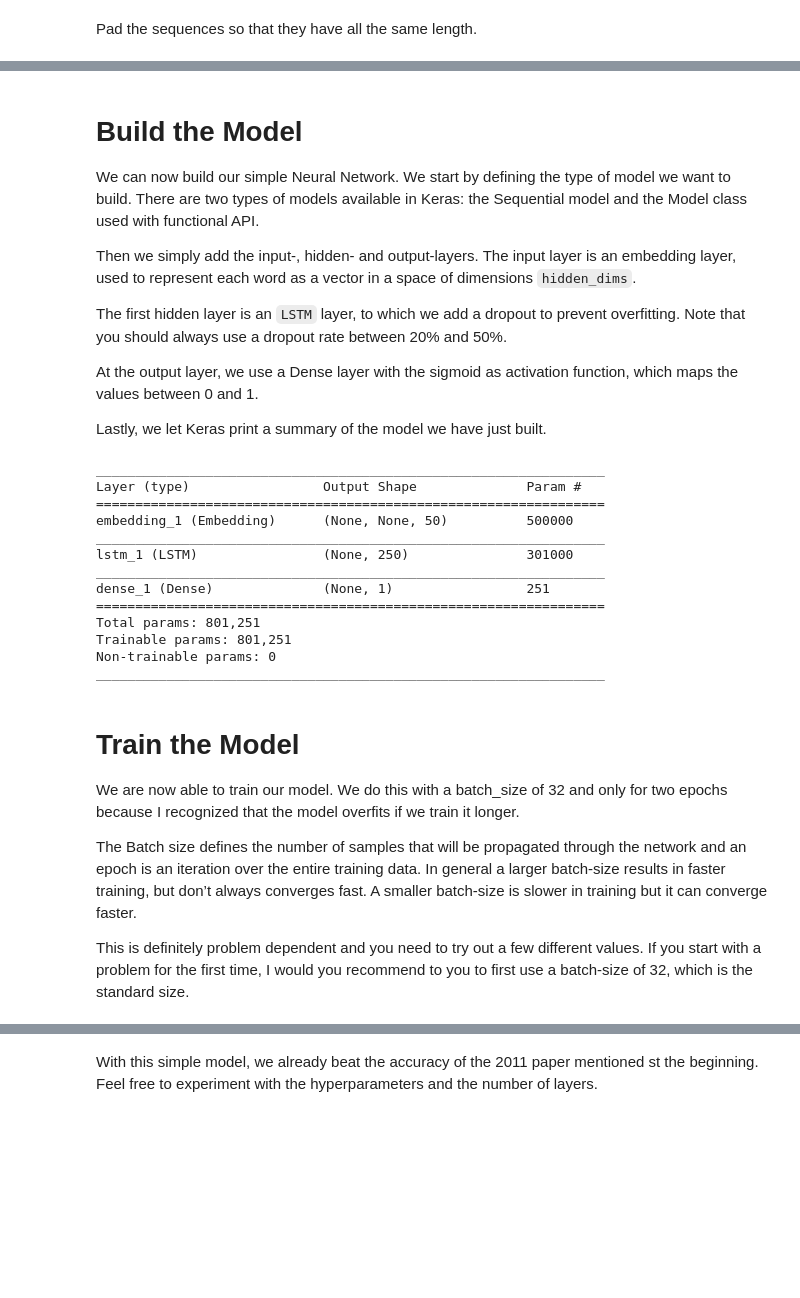
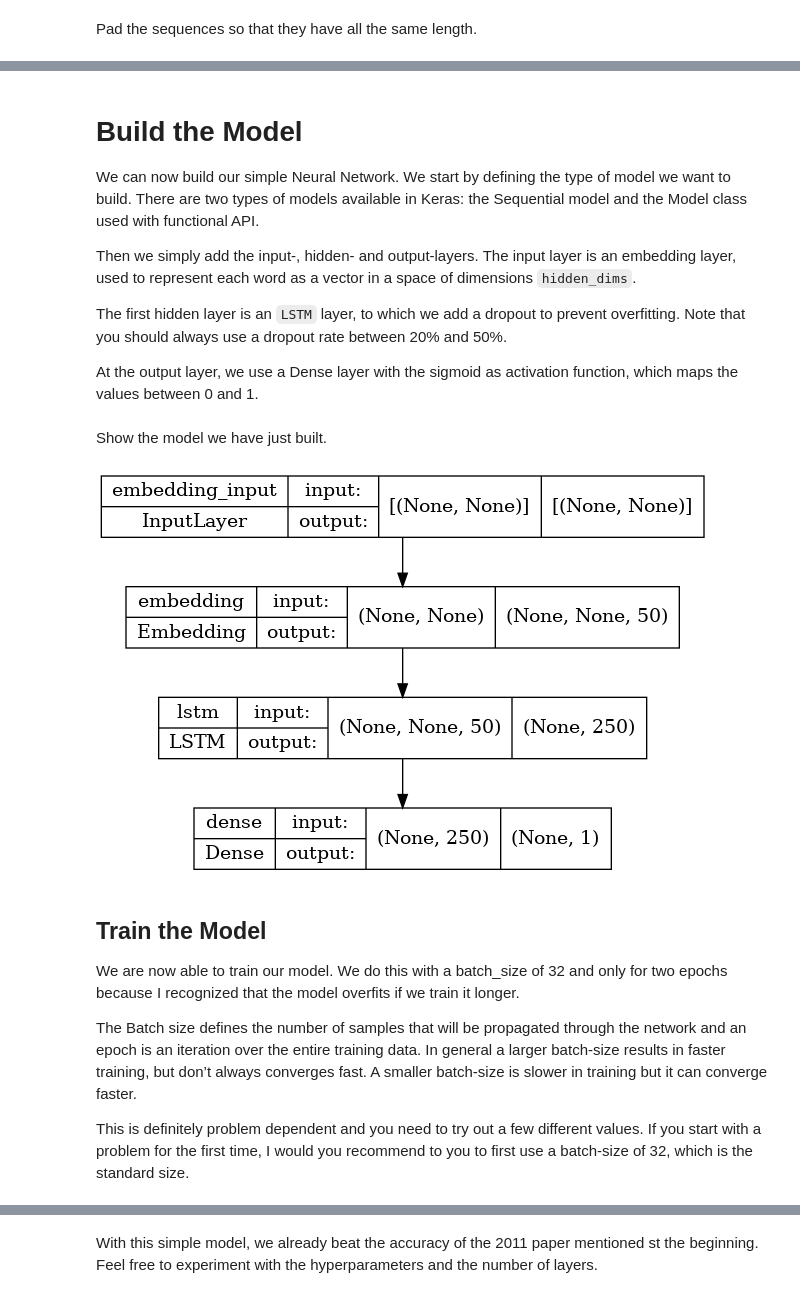
Before and after one commit to Unipisa/HLT, a Jupyter notebook: lstmNet.ipynb, the cells around one changed output, grey strips where cells are left out. Drawn from its saved outputs; the diff is of its cells as text; code cells hidden in the pictures; blank space fills up the shorter version.

```diff
--- a/lstmNet.ipynb
+++ b/lstmNet.ipynb
@@ -12,13 +12,13 @@ Some configurations won't converge.
 - LSTM loss decrease patterns during training can be quite different
 from what you see with CNNs/MLPs/etc.
 # %%
-from keras.preprocessing import sequence
-from keras.models import Sequential
-from keras.layers import Dense, Embedding, Dropout
-from keras.layers import LSTM
-from keras.datasets import imdb
+from tensorflow.keras.preprocessing import sequence
+from tensorflow.keras.models import Sequential
+from tensorflow.keras.layers import Dense, Embedding, Dropout
+from tensorflow.keras.layers import LSTM
+from tensorflow.keras.datasets import imdb
 
-max_features = 10000
+max_num_words = 10000
 maxlen = 80
 batch_size = 32
 embedding_dims = 50
@@ -110,11 +100,9 @@ The first hidden layer is an `LSTM` layer, to which we add a dropout to prevent
 Note that you should always use a dropout rate between 20% and 50%.
 
 At the output layer, we use a Dense layer with the sigmoid as activation function, which maps the values between 0 and 1.
-
-Lastly, we let Keras print a summary of the model we have just built.
 # %%
 model = Sequential()
-model.add(Embedding(max_features, embedding_dims))
+model.add(Embedding(max_num_words, embedding_dims))
 model.add(LSTM(hidden_dims, dropout=0.2, recurrent_dropout=0.2))
 model.add(Dense(1, activation='sigmoid'))
 
@@ -122,24 +110,15 @@ model.add(Dense(1, activation='sigmoid'))
 model.compile(loss='binary_crossentropy',
               optimizer='adam',
               metrics=['accuracy'])
-
-model.summary()
-# %% [output]
-_________________________________________________________________
-Layer (type)                 Output Shape              Param #
-=================================================================
-embedding_1 (Embedding)      (None, None, 50)          500000
-_________________________________________________________________
-lstm_1 (LSTM)                (None, 250)               301000
-_________________________________________________________________
-dense_1 (Dense)              (None, 1)                 251
-=================================================================
-Total params: 801,251
-Trainable params: 801,251
-Non-trainable params: 0
-_________________________________________________________________
+# %% [markdown]
+Show the model we have just built.
+# %%
+from tensorflow.keras.utils import plot_model
+plot_model(model, show_shapes=True)
+# %% [output]
+[figure, added]
 # %% [markdown]
-# Train the Model
+## Train the Model
 We are now able to train our model. We do this with a batch_size of 32 and only for two epochs because I recognized that the model overfits if we train it longer.
 
 The Batch size defines the number of samples that will be propagated through the network and an epoch is an iteration over the entire training data. In general a larger batch-size results in faster training, but don’t always converges fast. A smaller batch-size is slower in training but it can converge faster.
```
Also changed, not shown: parts of 26 cells of this notebook, 12 other files.
